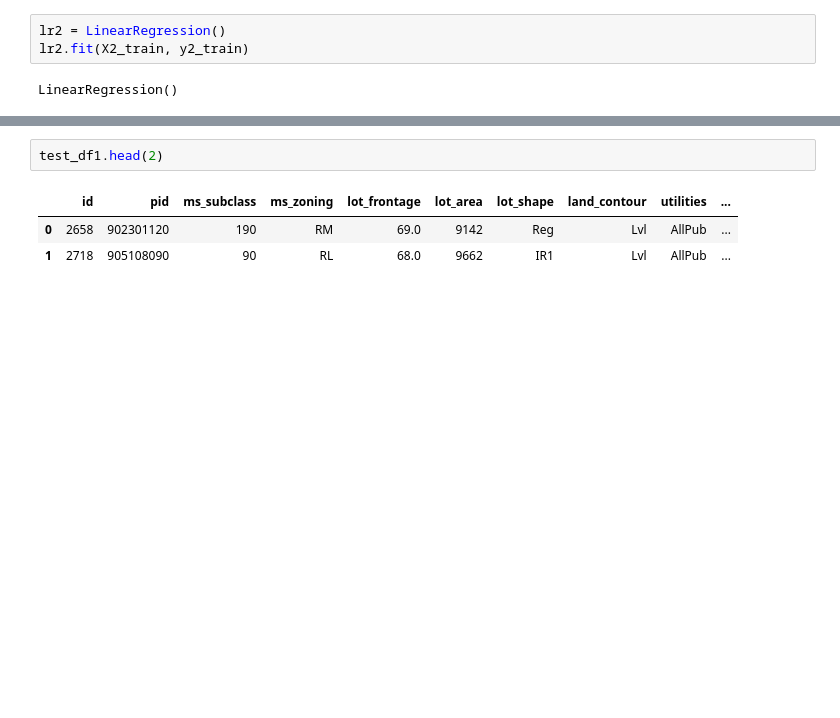
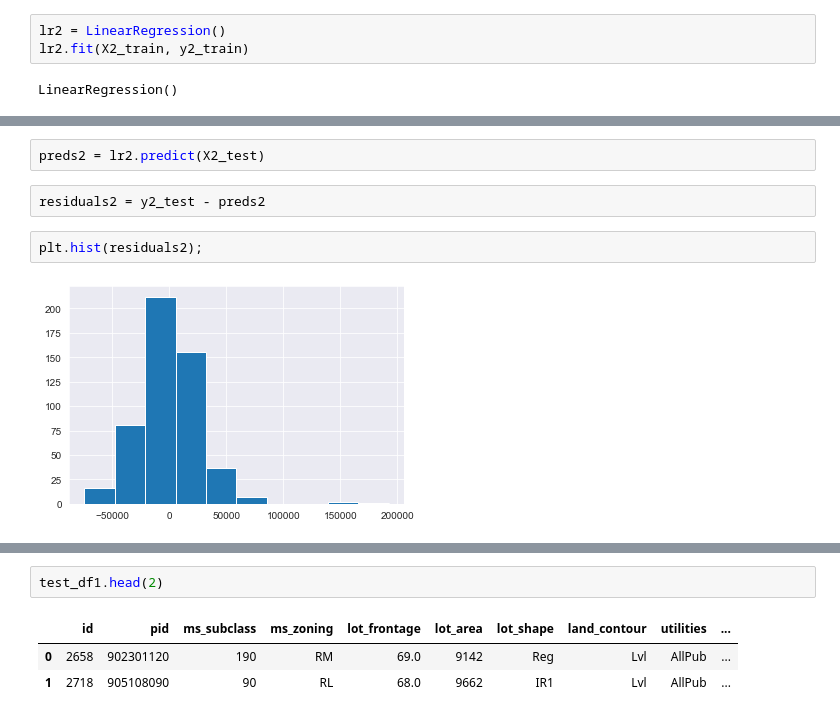
Before and after one commit to ajoneal/ames-iowa-housing-project, a Jupyter notebook: modeling.ipynb, the cells around one changed output, grey strips where cells are left out. Cells and saved outputs as stored; diff of their text form; blank space fills up the shorter version.

```diff
--- a/modeling.ipynb
+++ b/modeling.ipynb
@@ -114,0 +130,8 @@ lr2.score(X2_test, y2_test)
+# %%
+preds2 = lr2.predict(X2_test)
+# %%
+residuals2 = y2_test - preds2
+# %%
+plt.hist(residuals2);
+# %% [output]
+[figure, added]
```
Also changed, not shown: parts of 54 cells of this notebook, 9 other files.
